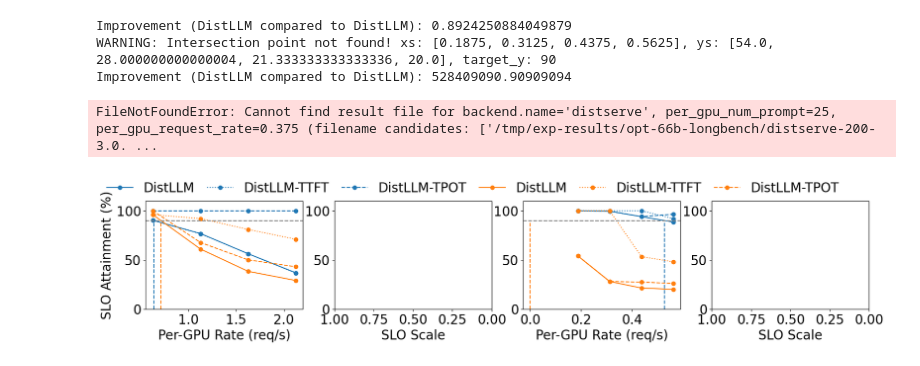
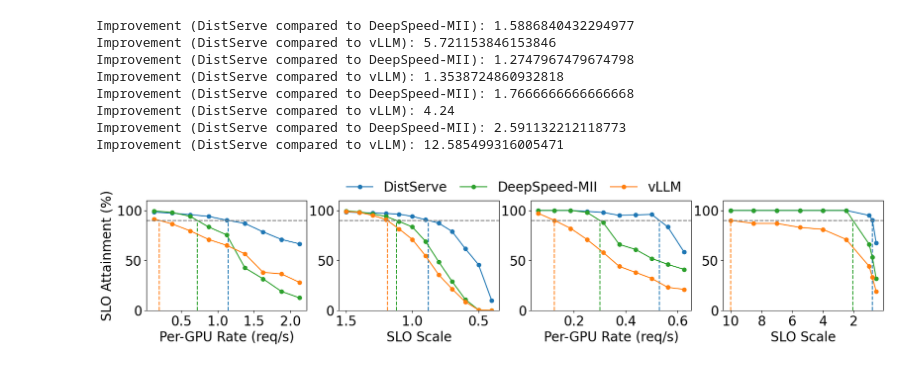
Before and after one commit to LLMServe/DistServe, a Jupyter notebook: distserve/evaluation/2-benchmark-serving/plot.ipynb, the cells around one changed output. Cells and saved outputs as stored; diff of their text form; code cells hidden in the pictures.

Commit message:
Update plotting script

```diff
--- a/distserve/evaluation/2-benchmark-serving/plot.ipynb
+++ b/distserve/evaluation/2-benchmark-serving/plot.ipynb
@@ -69,6 +82,7 @@ def draw_attainment_rate_plot(
     ttft_slo: float,
     tpot_slo: float,
     atta_target: Optional[float] = None,
+    show_ttft_tpot_line: bool = False,
     show_ylabel: bool = False
 ):
     ax.set_xlabel("Per-GPU Rate (req/s)")
@@ -87,8 +101,9 @@ def draw_attainment_rate_plot(
             ys_ttft.append(get_attainment(results, ttft_slo, None))
             ys_tpot.append(get_attainment(results, None, tpot_slo))
         ax.plot(xs, ys_both, label=backend.label, color=backend.color, marker=backend.marker)
-        ax.plot(xs, ys_ttft, label=backend.label+"-TTFT", linestyle=":", color=backend.color, marker=backend.marker)
-        ax.plot(xs, ys_tpot, label=backend.label+"-TPOT", linestyle="--", color=backend.color, marker=backend.marker)
+        if show_ttft_tpot_line:
+            ax.plot(xs, ys_ttft, label=backend.label+"-TTFT", linestyle=":", color=backend.color, marker=backend.marker)
+            ax.plot(xs, ys_tpot, label=backend.label+"-TPOT", linestyle="--", color=backend.color, marker=backend.marker)
         if atta_target:
             inter_x, inter_y = find_intersection(xs, ys_both, atta_target)
             ax.vlines(x = inter_x, ymin = 0, ymax = inter_y, linestyles="--", colors=backend.color)
@@ -166,11 +199,12 @@ def draw_slo_scale_plot(
     tpot_slo: float,
     scales: list[float],
     atta_target: Optional[float] = None,
-    show_ylabel: bool = False
+    show_ylabel: bool = False,
+    show_ttft_tpot_line: bool = False
 ):
     ax.set_xlabel("SLO Scale")
     if show_ylabel:
-        ax.set_ylabel("SLO Attainment (%)")
+        ax.set_ylabel("SLO Attainment (%)   ")
     scales.sort(key=lambda x: -x)
     ax.invert_xaxis()
     ax.set_ylim(0, 110)
@@ -188,8 +222,9 @@ def draw_slo_scale_plot(
             ys_ttft.append(get_attainment(results, ttft_slo*scale, None))
             ys_tpot.append(get_attainment(results, None, tpot_slo*scale))
         ax.plot(xs, ys_both, label=backend.label, color=backend.color, marker=backend.marker)
-        ax.plot(xs, ys_ttft, label=backend.label+"-TTFT", linestyle=":", color=backend.color, marker=backend.marker)
-        ax.plot(xs, ys_tpot, label=backend.label+"-TPOT", linestyle="--", color=backend.color, marker=backend.marker)
+        if show_ttft_tpot_line:
+            ax.plot(xs, ys_ttft, label=backend.label+"-TTFT", linestyle=":", color=backend.color, marker=backend.marker)
+            ax.plot(xs, ys_tpot, label=backend.label+"-TPOT", linestyle="--", color=backend.color, marker=backend.marker)
         if atta_target:
             inter_x, inter_y = find_intersection(xs, ys_both, atta_target)
             ax.vlines(x = inter_x, ymin = 0, ymax = inter_y, linestyles="--", colors=backend.color)
@@ -254,68 +309,77 @@ Improvement (DistLLM compared to DistLLM): 1.0
 # %%
-def plot_fig9():
+def plot_fig9(target_slo: float = 90):
     plt.rcParams.update({'font.size': 20})
     fig, axs = plt.subplots(1, 4, figsize=(20, 3))
     draw_attainment_rate_plot(
         axs[0],
         "opt-66b-humaneval",
-        # [(50, 0.125), (50, 0.375), (50, 0.625), (50, 0.875), (50, 1.125), (50, 1.375), (50, 1.625), (50, 1.875), (50, 2.125)],
-        [(50, 0.625), (50, 1.125), (50, 1.625), (50, 2.125)],
+        [(50, 0.125), (50, 0.375), (50, 0.625), (50, 0.875), (50, 1.125), (50, 1.375), (50, 1.625), (50, 1.875), (50, 2.125)],
         [
-            # Backend("distserve", SYSNAME, "C0", 8),
-            # Backend("vllm", "vLLM", "C1", 4)
+            Backend("distserve", SYSNAME, "C0", 8),
+            Backend("deepspeed", "DeepSpeed-MII", "C2", 4),
+            Backend("vllm", "vLLM", "C1", 4),
         ],
         0.125,
         0.2,
-        90,
+        target_slo,
         show_ylabel=True
     )
-    fig.legend(frameon=False, bbox_to_anchor = (0.88, 1.1, 0, 0), ncol=6,
+    axs[0].set_xticks([0.5, 1, 1.5, 2])
+    fig.legend(frameon=False, bbox_to_anchor = (0.7, 1.1, 0, 0), ncol=3,
     bbox_transform = plt.gcf().transFigure, columnspacing=1)
     draw_slo_scale_plot(
         axs[1],
         "opt-66b-humaneval",
         50, 0.875,
         [
-            # Backend("distserve", SYSNAME, "C0", 8),
-            # Backend("vllm", "vLLM", "C1", 4)
+            Backend("distserve", SYSNAME, "C0", 8),
+            Backend("deepspeed", "DeepSpeed-MII", "C2", 4),
+            Backend("vllm", "vLLM", "C1", 4),
         ],
         0.125,
         0.2,
         [1.5, 1.4, 1.3, 1.2, 1.1, 1.0, 0.9, 0.8, 0.7, 0.6, 0.5, 0.4],
-        90
+        target_slo
     )
     draw_attainment_rate_plot(
         axs[2],
         "opt-66b-longbench",
-        # [(25, 0.0625), (25, 0.125), (25, 0.1875), (25, 0.25), (25, 0.3125), (25, 0.375), (25, 0.4375), (25, 0.5), (25, 0.5625), (25, 0.625)],
-        [(25, 0.1875), (25, 0.3125), (25, 0.4375), (25, 0.5625)],
+        [(25, 0.0625), (25, 0.125), (25, 0.1875), (25, 0.25), (25, 0.3125), (25, 0.375), (25, 0.4375), (25, 0.5), (25, 0.5625), (25, 0.625)],
         [
-            # Backend("distserve", SYSNAME, "C0", 8),
-            # Backend("vllm", "vLLM", "C1", 4)
+            Backend("distserve", SYSNAME, "C0", 8),
+            Backend("deepspeed", "DeepSpeed-MII", "C2", 4),
+            Backend("vllm", "vLLM", "C1", 4),
         ],
         15,
         0.15,
-        90,
+        target_slo,
     )
     draw_slo_scale_plot(
         axs[3],
         "opt-66b-longbench",
         25, 0.375,
         [
             Backend("distserve", SYSNAME, "C0", 8),
-            Backend("vllm", "vLLM", "C1", 4)
+            Backend("deepspeed", "DeepSpeed-MII", "C2", 4),
+            Backend("vllm", "vLLM", "C1", 4),
         ],
         15,
         0.15,
         [10.0, 8.5, 7.0, 5.5, 4.0, 2.5, 1.0, 0.8, 0.55],
-        90
+        target_slo
     )
+    axs[3].set_xticks([10, 8, 6, 4, 2])
 
 plot_fig9()
+save_plot_to("other-apps-p90.pdf")
 plt.show()
 # %% [output]
-Improvement (DistLLM compared to DistLLM): 0.8924250884049879
-WARNING: Intersection point not found! xs: [0.1875, 0.3125, 0.4375, 0.5625], ys: [54.0, 28.000000000000004, 21.333333333333336, 20.0], target_y: 90
-Improvement (DistLLM compared to DistLLM): 528409090.90909094
+Improvement (DistServe compared to DeepSpeed-MII): 1.5886840432294977
+Improvement (DistServe compared to vLLM): 5.721153846153846
+Improvement (DistServe compared to DeepSpeed-MII): 1.2747967479674798
+Improvement (DistServe compared to vLLM): 1.3538724860932818
+Improvement (DistServe compared to DeepSpeed-MII): 1.7666666666666668
+Improvement (DistServe compared to vLLM): 4.24
+Improvement (DistServe compared to DeepSpeed-MII): 2.591132212118773
+Improvement (DistServe compared to vLLM): 12.585499316005471
-FileNotFoundError: Cannot find result file for backend.name='distserve', per_gpu_num_prompt=25, per_gpu_request_rate=0.375 (filename candidates: ['/tmp/exp-results/opt-66b-longbench/distserve-200-3.0. ...
-[figure, old version]
+[figure, new version]
```
Also changed, not shown: parts of 7 cells of this notebook.
